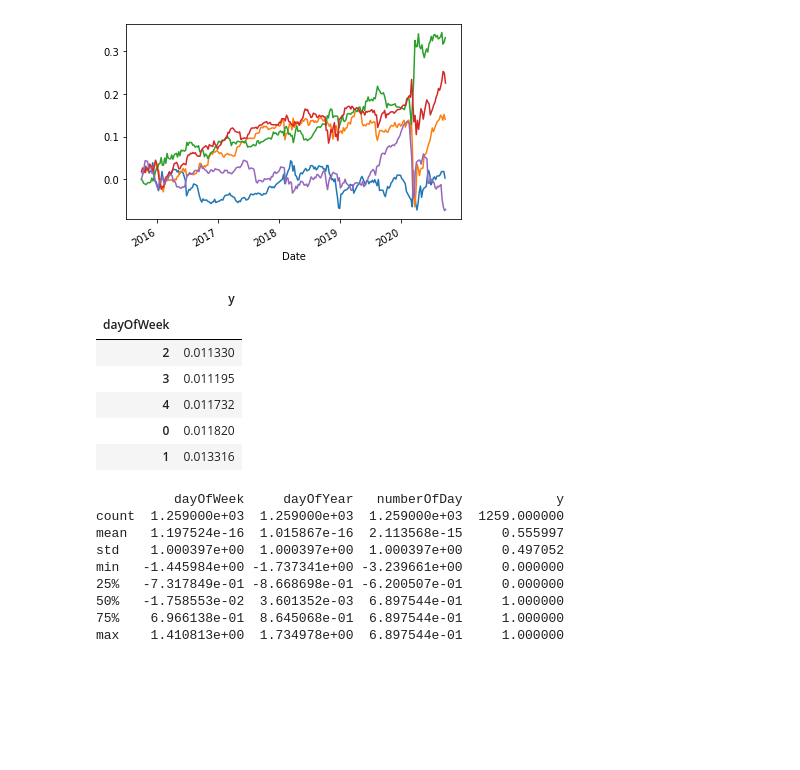
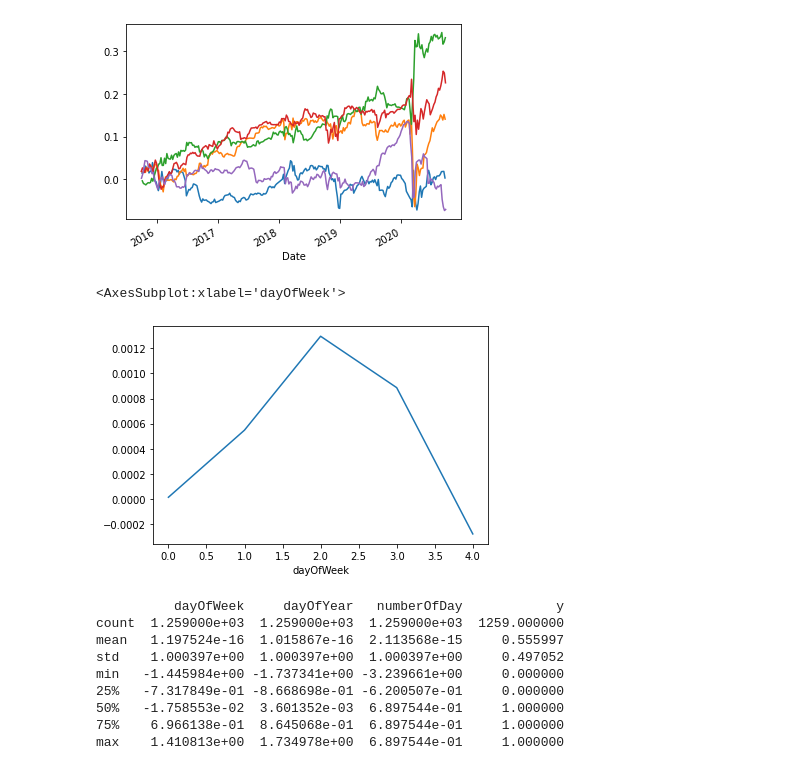
Before and after one commit to VladimirOvsienko/tenorflow, a Jupyter notebook: data.ipynb, the cells around one changed output. Saved outputs shown, nothing was run; the diff lists cells and outputs as text; code cells hidden in the pictures; blank space fills up the shorter version.

```diff
--- a/data.ipynb
+++ b/data.ipynb
@@ -73,13 +42,8 @@ for day in DAYS:
 # %%
-df.dropna().groupby(['dayOfWeek'], sort = False)[['y']].std()
+df.groupby('dayOfWeek').y.mean().plot()
 # %% [output]
-|  | y |
-| dayOfWeek |  |
-| 2 | 0.011330 |
-| 3 | 0.011195 |
-| 4 | 0.011732 |
-| 0 | 0.011820 |
-| 1 | 0.013316 |
+<AxesSubplot:xlabel='dayOfWeek'>
+[figure, added]
 # %%
 df['dayOfWeek'] = preprocessing.scale(df['dayOfWeek'])
 df['dayOfYear'] = preprocessing.scale(df['dayOfYear'])
```
Also changed, not shown: parts of 8 cells of this notebook.
